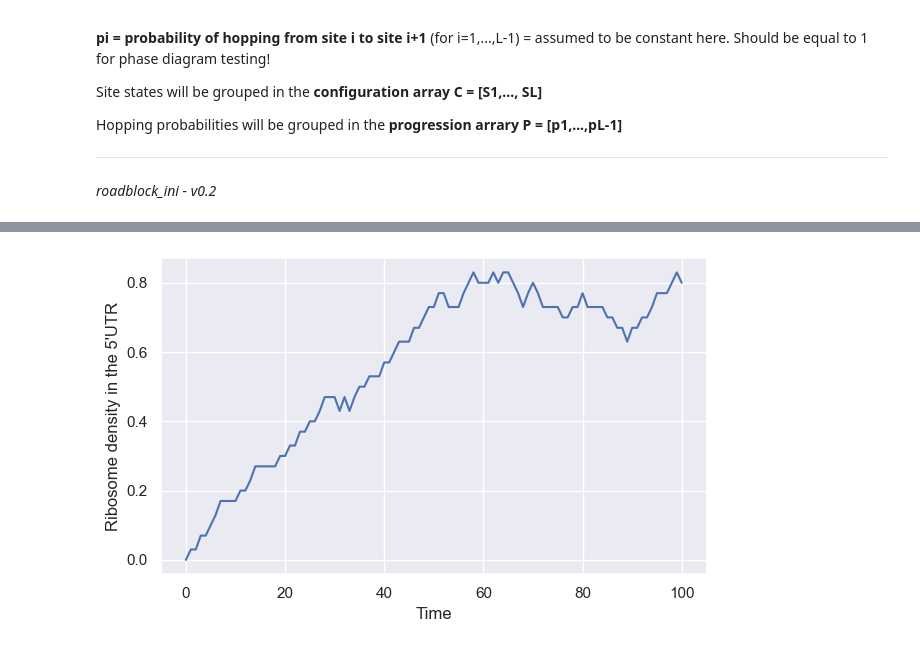
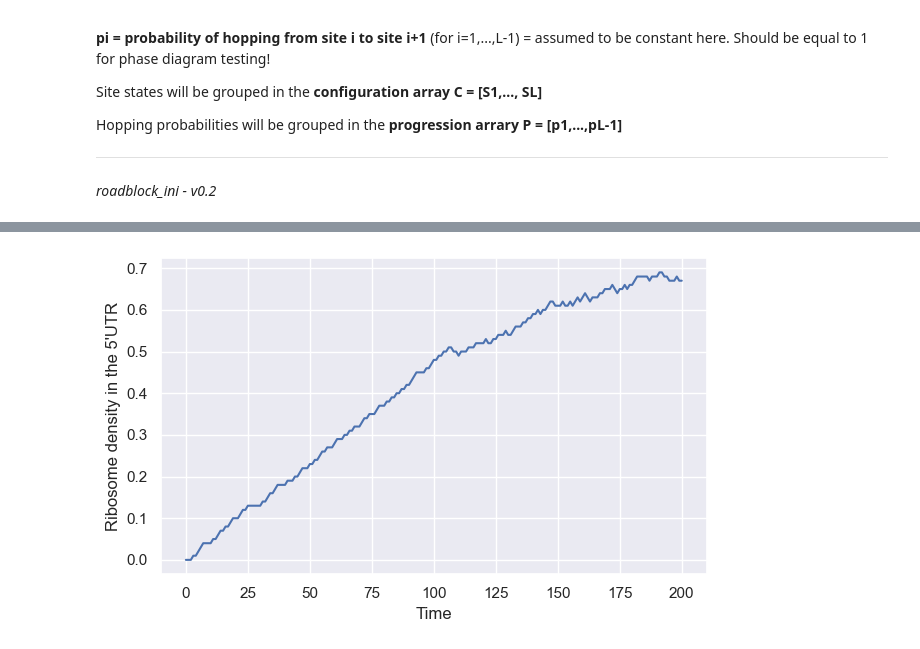
Before and after one commit to gabin-rousseau/roadblock_project, a Jupyter notebook: python/rini_v0-2.ipynb, the cells around one changed output, grey strips where cells are left out. Cells and saved outputs as stored; diff of their text form; code cells hidden in the pictures.

```diff
--- a/python/rini_v0-2.ipynb
+++ b/python/rini_v0-2.ipynb
@@ -227,14 +432,14 @@ plt.show();
 # %%
 #DENSITY VS. TIME High density (b < 1/2 and a > b)
-#EXPECTED: d=a
+#EXPECTED: d=1-b (b=0.3 here so 0.7)
 plt.figure(figsize = (12, 4))
 plt.subplot(121)
-sns.lineplot(x='time', y='density', data=rini(b=0.3))
+sns.lineplot(x='time', y='density', data=rini(b=0.3,t=200,L=100))
 
 plt.xlabel('Time')
 plt.ylabel("Ribosome density in the 5'UTR")
 
 plt.tight_layout()
 plt.show();
 # %% [output]
-[figure, old version]
+[figure, new version]
```
Also changed, not shown: parts of 13 cells of this notebook.
